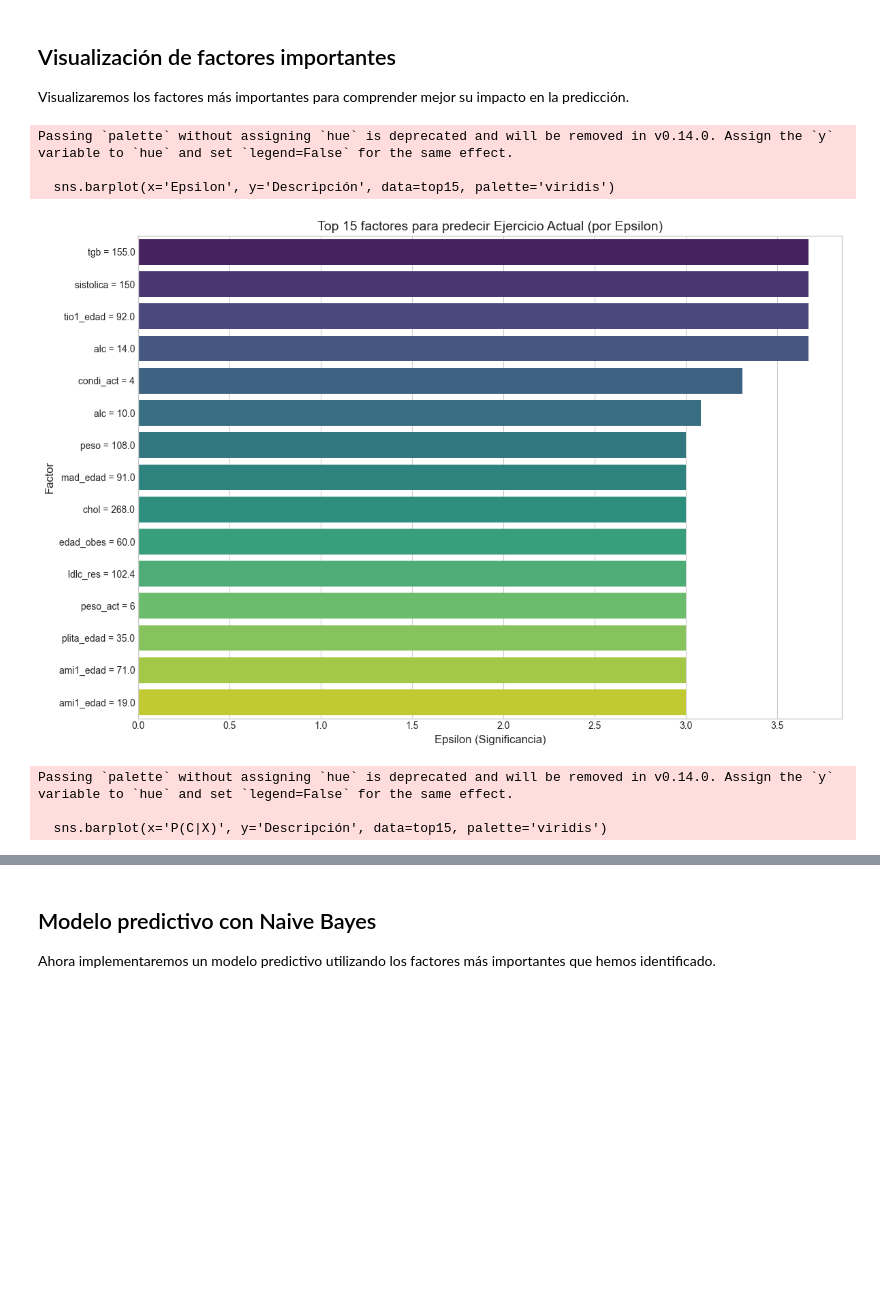
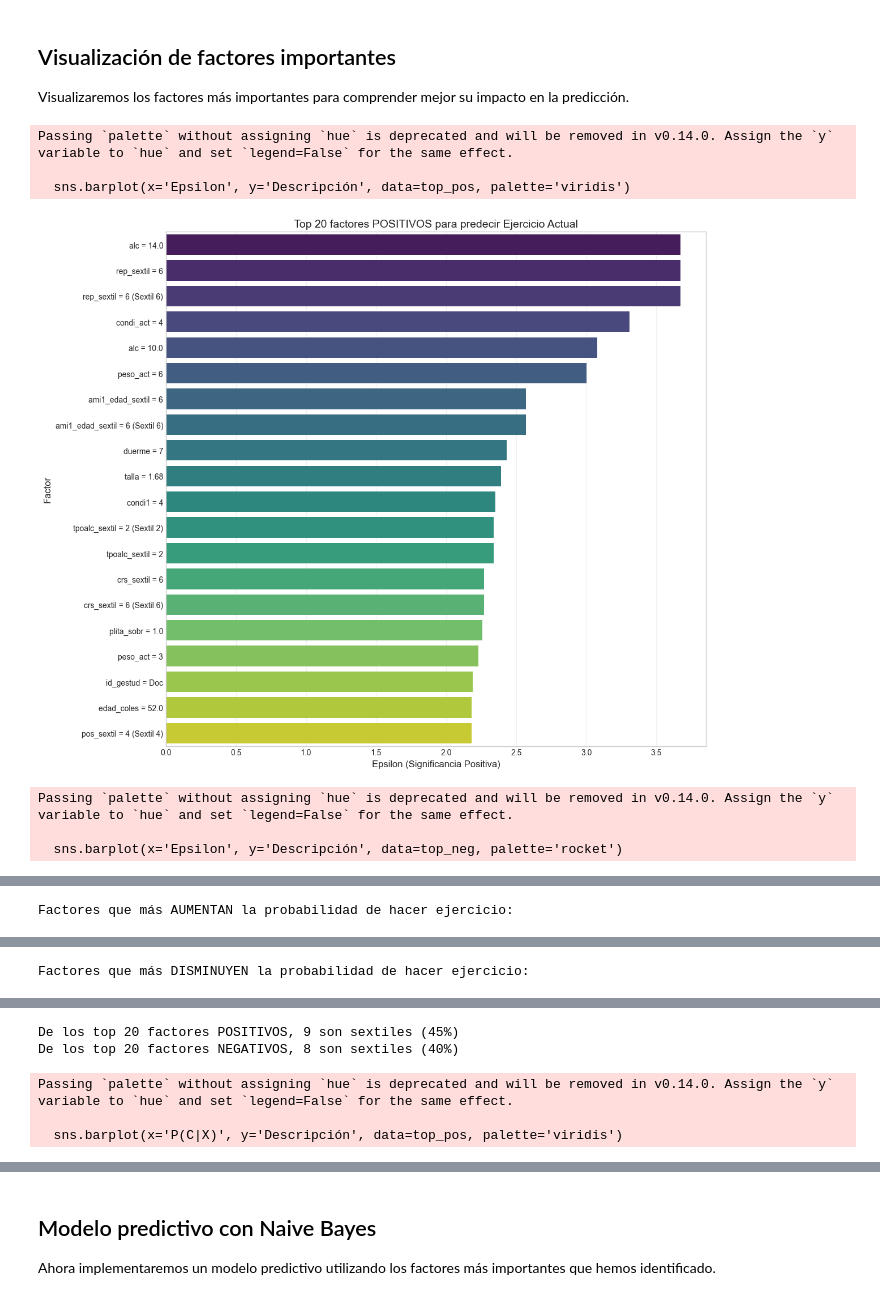
Before and after one commit to ThanosDrossos/MineriaDatosUNAM, a Jupyter notebook: code/proyecto final/bayes_ejercicio.ipynb, the cells around one changed output, grey strips where cells are left out. Cells and saved outputs as stored; diff of their text form; code cells hidden in the pictures; blank space fills up the shorter version.

Commit message:
added sextiles and more categories

```diff
--- a/code/proyecto final/bayes_ejercicio.ipynb
+++ b/code/proyecto final/bayes_ejercicio.ipynb
@@ -119,7 +119,9 @@ variables_excluidas = [
     'dis10_dian', 'dis10_dia', 'dis20_dian', 'dis20_dia', 'dis30_dian', 'dis30_dia', 'pesas_act', 'aero_act',
     'camin_act', 'corre_act', 'atle_act', 'dcont_act',
     'beis_act', 'fut_act', 'basq_act', 'bail_act', 'bici_act', 'natac_act',
-    'raq_act', 'otro_act', 'ning_act', 'nqr_act'
+    'raq_act', 'otro_act', 'ning_act', 'nqr_act',
+    # También excluimos variables de fecha y hora de procedimiento
+    'dia_proc', 'mes_proc', 'hora_proc', 'min_proc'
 ]
 
 # Define exercise-related variables to exclude from analysis
@@ -318,31 +807,70 @@ Top 20 factores más influyentes para predecir ejercicio actual:
 
 Visualizaremos los factores más importantes para comprender mejor su impacto en la predicción.
 # %%
-# Visualizar top 15 factores por epsilon
-plt.figure(figsize=(12, 8))
-top15 = results_df.head(15)
-sns.barplot(x='Epsilon', y='Descripción', data=top15, palette='viridis')
-plt.title('Top 15 factores para predecir Ejercicio Actual (por Epsilon)', fontsize=14)
-plt.xlabel('Epsilon (Significancia)', fontsize=12)
+# Convertir resultados a DataFrame
+results_df = pd.DataFrame(results)
+
+# Visualizar los factores más predictivos (positivos y negativos)
+# Primero para predictores positivos (aumentan probabilidad de ejercicio)
+pos_results = results_df.sort_values(by='Epsilon', ascending=False)
+top_pos = pos_results.head(20)
+
+plt.figure(figsize=(12, 10))
+sns.barplot(x='Epsilon', y='Descripción', data=top_pos, palette='viridis')
+plt.title('Top 20 factores POSITIVOS para predecir Ejercicio Actual', fontsize=14)
+plt.xlabel('Epsilon (Significancia Positiva)', fontsize=12)
 plt.ylabel('Factor', fontsize=12)
+plt.axvline(x=0, color='gray', linestyle='--')
+plt.grid(axis='x', alpha=0.3)
 plt.tight_layout()
 plt.show()
 
-# Visualizar probabilidad condicional P(C|X) para top factores
+# Luego para predictores negativos (disminuyen probabilidad de ejercicio)
+neg_results = results_df.sort_values(by='Epsilon')
+top_neg = neg_results.head(20)
+
+plt.figure(figsize=(12, 10))
+sns.barplot(x='Epsilon', y='Descripción', data=top_neg, palette='rocket')
+plt.title('Top 20 factores NEGATIVOS para predecir Ejercicio Actual', fontsize=14)
+plt.xlabel('Epsilon (Significancia Negativa)', fontsize=12)
+plt.ylabel('Factor', fontsize=12)
+plt.axvline(x=0, color='gray', linestyle='--')
+plt.grid(axis='x', alpha=0.3)
+plt.tight_layout()
+plt.show()
+
+# Mostrar tabla resumen de los factores más influyentes (positivos y negativos)
+print("\nFactores que más AUMENTAN la probabilidad de hacer ejercicio:")
+display(top_pos[['Descripción', 'P(C|X)', 'P(C)', 'Epsilon', 'N(X)']])
+
+print("\nFactores que más DISMINUYEN la probabilidad de hacer ejercicio:")
+display(top_neg[['Descripción', 'P(C|X)', 'P(C)', 'Epsilon', 'N(X)']])
+
+# Identificar cuántos de los top 20 factores positivos y negativos son sextiles
+sextile_pos_count = sum(1 for desc in top_pos['Descripción'] if '_sextil' in desc)
+sextile_neg_count = sum(1 for desc in top_neg['Descripción'] if '_sextil' in desc)
+
+print(f"\nDe los top 20 factores POSITIVOS, {sextile_pos_count} son sextiles ({sextile_pos_count/20:.0%})")
+print(f"De los top 20 factores NEGATIVOS, {sextile_neg_count} son sextiles ({sextile_neg_count/20:.0%})")
+
+# Para uso posterior en el modelo, también mantener una versión ordenada por valor absoluto
+results_df_abs = results_df.sort_values(by='Epsilon', key=abs, ascending=False)
+
+# Visualizar probabilidad condicional P(C|X) para top factores positivos
 plt.figure(figsize=(12, 8))
-sns.barplot(x='P(C|X)', y='Descripción', data=top15, palette='viridis')
-plt.axvline(x=top15['P(C)'].iloc[0], color='red', linestyle='--', label=f'Probabilidad base: {top15["P(C)"].iloc[0]:.2f}')
-plt.title('Probabilidad de hacer ejercicio dada cada característica', fontsize=14)
+sns.barplot(x='P(C|X)', y='Descripción', data=top_pos, palette='viridis')
+plt.axvline(x=top_pos['P(C)'].iloc[0], color='red', linestyle='--', label=f'Probabilidad base: {top_pos["P(C)"].iloc[0]:.2f}')
+plt.title('Probabilidad de hacer ejercicio dada cada característica (factores positivos)', fontsize=14)
 plt.xlabel('P(C|X) - Probabilidad condicional', fontsize=12)
 plt.ylabel('Factor', fontsize=12)
 plt.legend()
 plt.tight_layout()
 plt.show()
 # %% [output]
 Passing `palette` without assigning `hue` is deprecated and will be removed in v0.14.0. Assign the `y` variable to `hue` and set `legend=False` for the same effect.
 
-  sns.barplot(x='Epsilon', y='Descripción', data=top15, palette='viridis')
+  sns.barplot(x='Epsilon', y='Descripción', data=top_pos, palette='viridis')
-[figure, old version]
+[figure, new version]
 Passing `palette` without assigning `hue` is deprecated and will be removed in v0.14.0. Assign the `y` variable to `hue` and set `legend=False` for the same effect.
 
-  sns.barplot(x='P(C|X)', y='Descripción', data=top15, palette='viridis')
+  sns.barplot(x='Epsilon', y='Descripción', data=top_neg, palette='rocket')
@@ -349,0 +878 @@ Passing `palette` without assigning `hue` is deprecated and will be removed in v
+Factores que más AUMENTAN la probabilidad de hacer ejercicio:
@@ -349,0 +896 @@ Passing `palette` without assigning `hue` is deprecated and will be removed in v
+Factores que más DISMINUYEN la probabilidad de hacer ejercicio:
@@ -349,0 +914,5 @@ Passing `palette` without assigning `hue` is deprecated and will be removed in v
+De los top 20 factores POSITIVOS, 9 son sextiles (45%)
+De los top 20 factores NEGATIVOS, 8 son sextiles (40%)
+Passing `palette` without assigning `hue` is deprecated and will be removed in v0.14.0. Assign the `y` variable to `hue` and set `legend=False` for the same effect.
+
+  sns.barplot(x='P(C|X)', y='Descripción', data=top_pos, palette='viridis')
```
Also changed, not shown: parts of 21 cells of this notebook.
